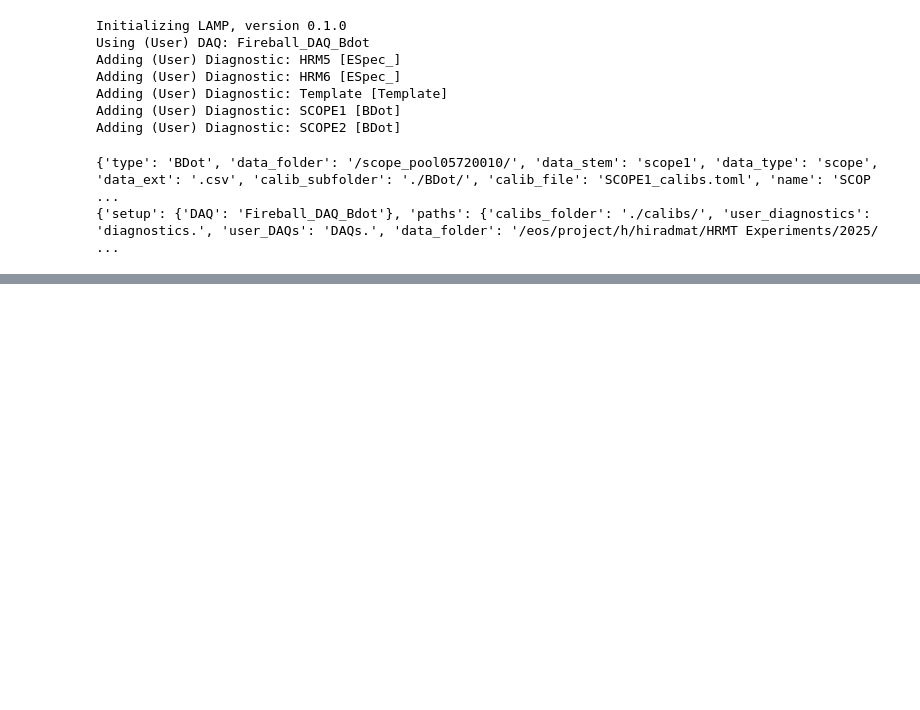
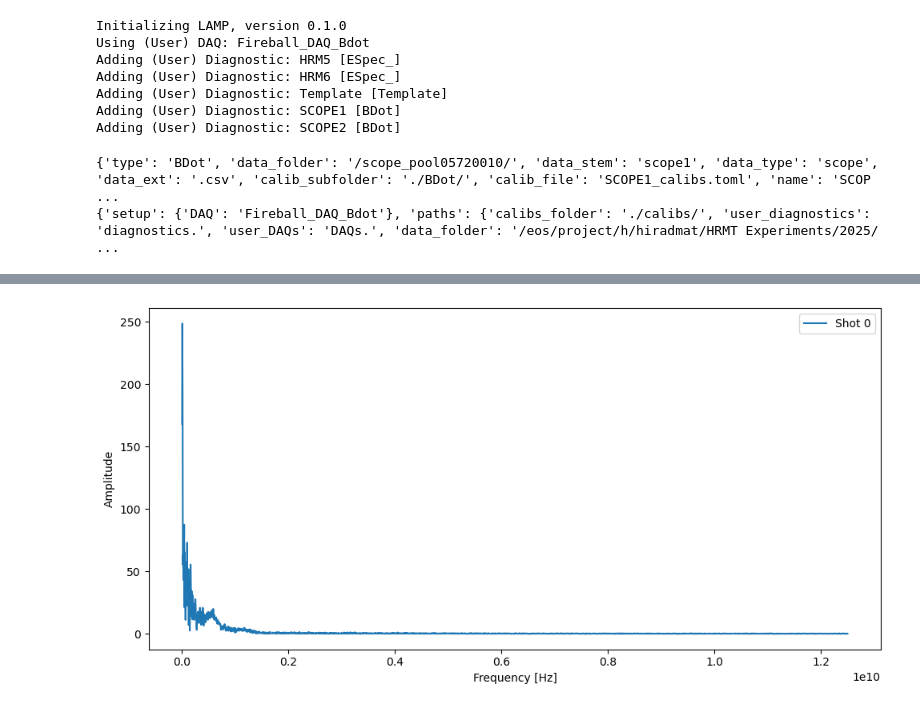
Before and after one commit to ELos385/Fireball_III_analysis, a Jupyter notebook: scripts/BDots/BDot_test.ipynb, the cells around one changed output, grey strips where cells are left out. Saved outputs shown, nothing was run; the diff lists cells and outputs as text; code cells hidden in the pictures; blank space fills up the shorter version.

```diff
--- a/scripts/BDots/BDot_test.ipynb
+++ b/scripts/BDots/BDot_test.ipynb
@@ -84,0 +76,4 @@ template.plot_scope(shot_data, channels=['CH2'], average=True, show_error=True)
+# %%
+template.plot_fft(shot_data[0], channels=['CH4'])
+# %% [output]
+[figure, added]
```
Also changed, not shown: parts of 6 cells of this notebook, 1 other file.
